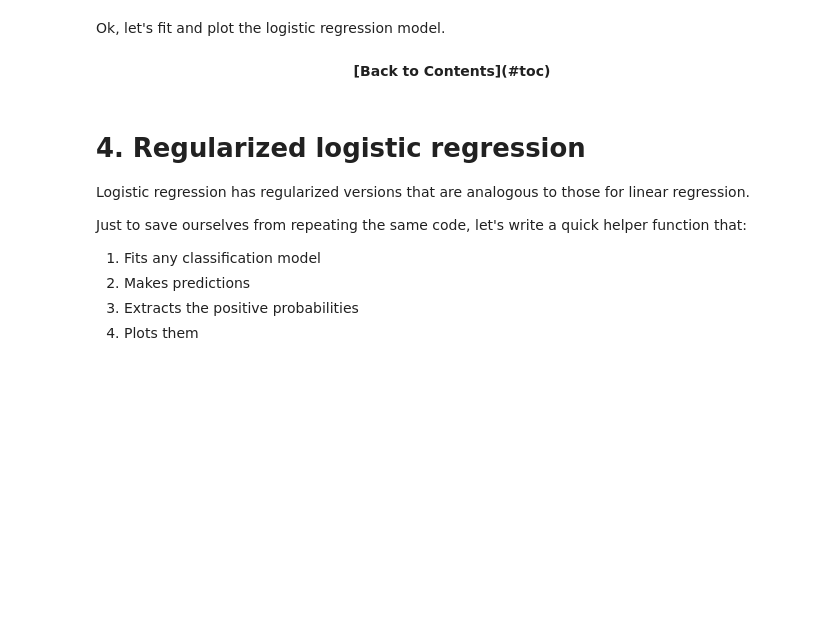
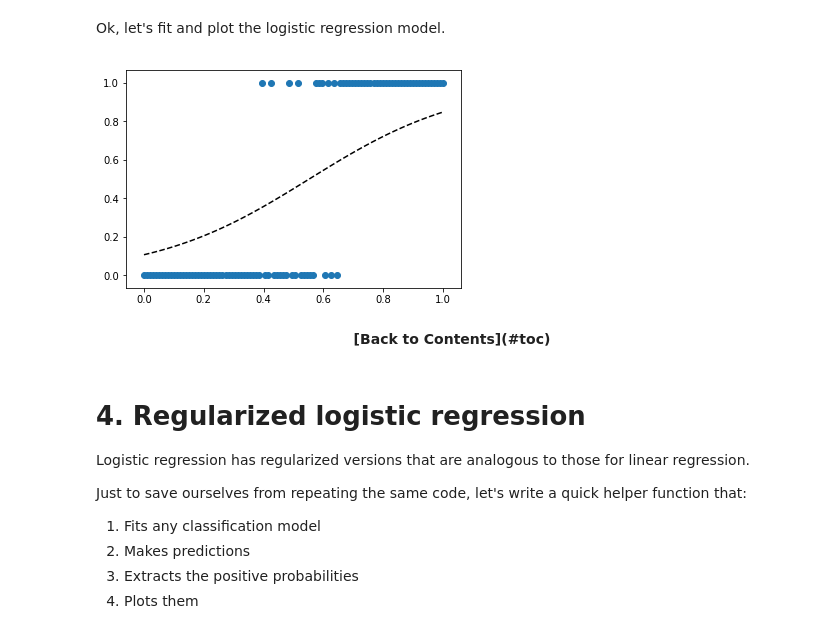
Before and after one commit to jyungtong/study-machine-learning, a Jupyter notebook: Project-3-Workbook-Bundle/Project 3 Workbook Bundle/Module 3 - Classification Algorithms.ipynb, the cells around one changed output. Saved outputs shown, nothing was run; the diff lists cells and outputs as text; code cells hidden in the pictures; blank space fills up the shorter version.

```diff
--- a/Project-3-Workbook-Bundle/Project 3 Workbook Bundle/Module 3 - Classification Algorithms.ipynb
+++ b/Project-3-Workbook-Bundle/Project 3 Workbook Bundle/Module 3 - Classification Algorithms.ipynb
@@ -136,15 +232,21 @@ Use a simple list comprehension to extract a **list of only the predictions for
 Ok, let's fit and plot the logistic regression model.
 # %%
 # Logistic regression
-
+model = LogisticRegression()
+model.fit(X, y)
 
 # Predict probabilities
-
+pred = model.predict_proba(X)
 
 # Just get the second value (positive class) for each prediction
-
+pred = [p[1] for p in pred]
 
 # Plot dataset and predictions
+plt.scatter(X, y)
+plt.plot(X, pred, 'k--')
+plt.show()
+# %% [output]
+[figure, added]
 # %% [markdown]
 <p style="text-align:center; margin: 40px 0 40px 0; font-weight:bold;">
 [Back to Contents](#toc)
```
Also changed, not shown: parts of 30 cells of this notebook, 4 other files.
